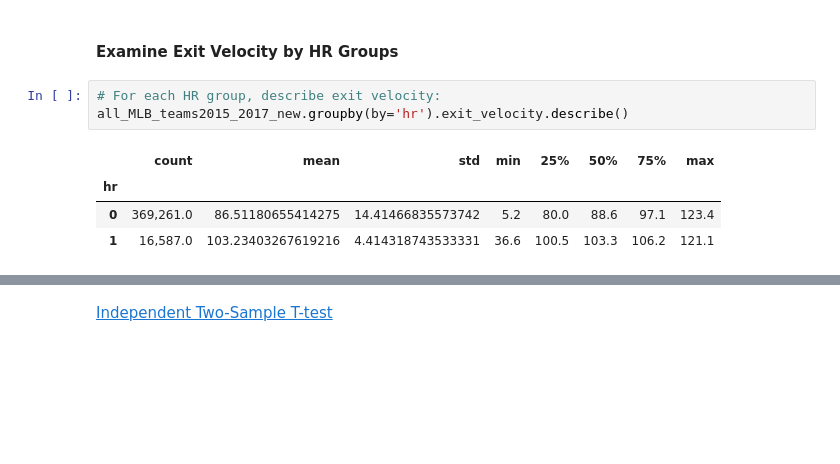
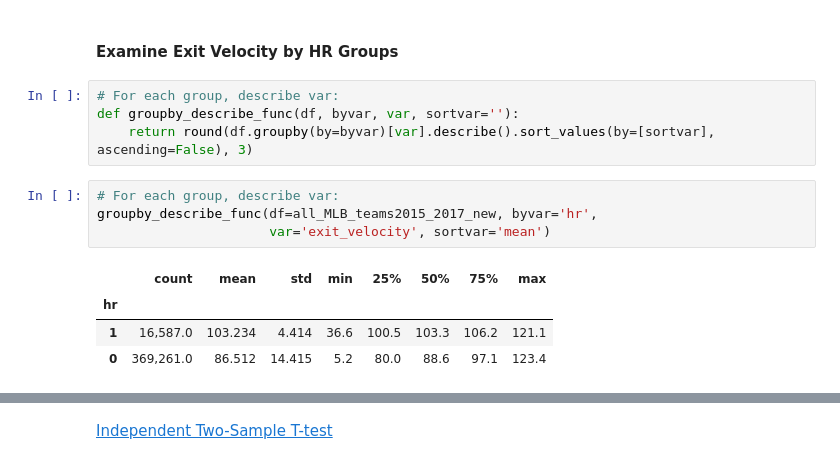
Before and after one commit to tweichle/Predicting-Baseball-Statistics, a Jupyter notebook: Classification/Decision-Classification Tree for Baseball Outcomes.ipynb, the cells around one changed output, grey strips where cells are left out. Cells and saved outputs as stored; diff of their text form; blank space fills up the shorter version.

```diff
--- a/Classification/Decision-Classification Tree for Baseball Outcomes.ipynb
+++ b/Classification/Decision-Classification Tree for Baseball Outcomes.ipynb
@@ -714,10 +714,15 @@ plt.show();
 # %% [markdown]
 #### Examine Exit Velocity by HR Groups
+# %%
+# For each group, describe var:
+def groupby_describe_func(df, byvar, var, sortvar=''):
+    return round(df.groupby(by=byvar)[var].describe().sort_values(by=[sortvar], ascending=False), 3)
 # %%
-# For each HR group, describe exit velocity:
-all_MLB_teams2015_2017_new.groupby(by='hr').exit_velocity.describe()
+# For each group, describe var:
+groupby_describe_func(df=all_MLB_teams2015_2017_new, byvar='hr',
+                      var='exit_velocity', sortvar='mean')
 # %% [output]
 |  | count | mean | std | min | 25% | 50% | 75% | max |
 | hr |  |  |  |  |  |  |  |  |
-| 0 | 369,261.0 | 86.51180655414275 | 14.41466835573742 | 5.2 | 80.0 | 88.6 | 97.1 | 123.4 |
-| 1 | 16,587.0 | 103.23403267619216 | 4.414318743533331 | 36.6 | 100.5 | 103.3 | 106.2 | 121.1 |
+| 1 | 16,587.0 | 103.234 | 4.414 | 36.6 | 100.5 | 103.3 | 106.2 | 121.1 |
+| 0 | 369,261.0 | 86.512 | 14.415 | 5.2 | 80.0 | 88.6 | 97.1 | 123.4 |
```
Also changed, not shown: parts of 16 cells of this notebook, 4 other files.
